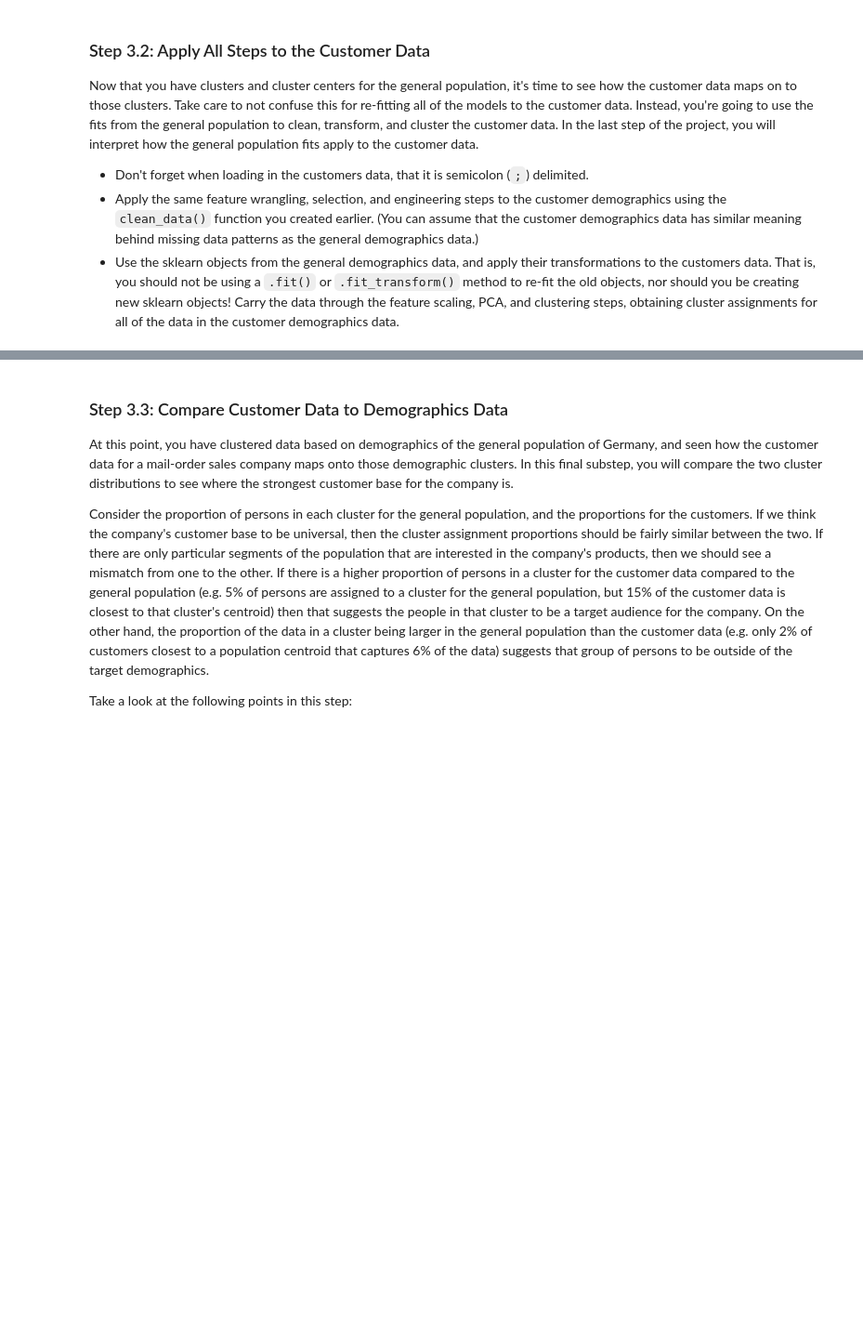
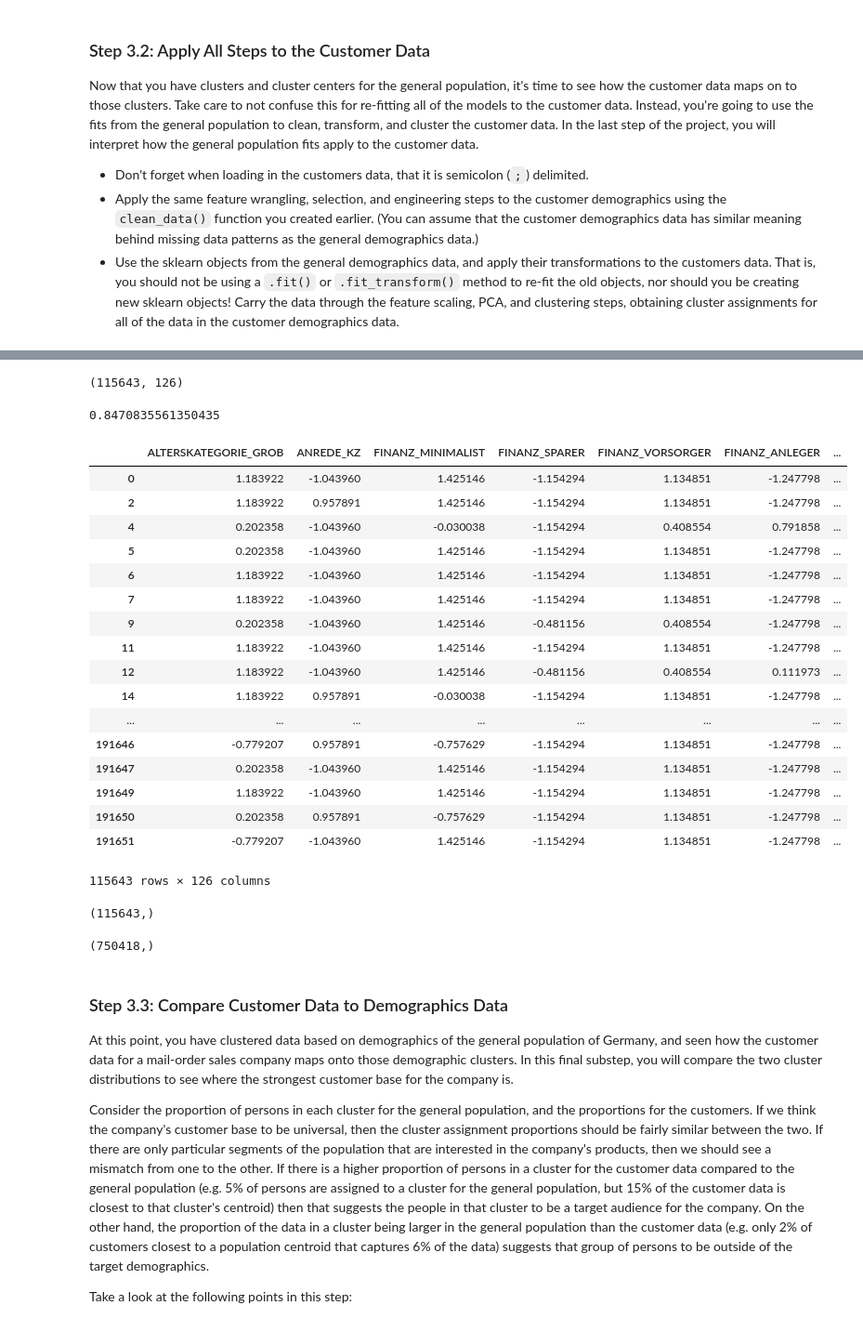
Before and after one commit to jfarrell8/Intro-to-ML-Udacity-NanoDegree-Program, a Jupyter notebook: Identify Customer Segments Project/Identify_Customer_Segments.ipynb, the cells around one changed output, grey strips where cells are left out. Shown: that part at 93% size. Drawn from its saved outputs; the diff is of its cells as text; code cells hidden in the pictures; blank space fills up the shorter version.

```diff
--- a/Identify Customer Segments Project/Identify_Customer_Segments.ipynb
+++ b/Identify Customer Segments Project/Identify_Customer_Segments.ipynb
@@ -784,6 +798,24 @@ def clean_data(df):
     # replace unknown/missing values in df with NaN
 
     feat_info = pd.read_csv('AZDIAS_Feature_Summary.csv', delimiter=';')
+
+    NA_list = []
+    # create empty column in feat_info to put list of NA_values
+    feat_info['NA_Values'] = ''
+
+    # translate string of values in feat_info['missing_or_unknown']
+    # into usable list of values
+    for i in range(feat_info.shape[0]):
+        x = feat_info['missing_or_unknown'][i]
+        x = x[1:-1].split(',')
+        for item in x:
+            try:
+                x = int(item)
+            except:
+                x = item
+            NA_list.append(x)
+        feat_info['NA_Values'][i] = NA_list
+        NA_list = []
 
     for index, row in feat_info.iterrows():
         attribute = feat_info.loc[index, 'attribute']
@@ -834,12 +866,8 @@ def clean_data(df):
         df_under10 = df_under10.join(dums)
 
     # map 'PRAEGENDE_JUGENDJAHRE' to two columns
-    praeg_dec_dict = {'11': 1, '12': 1, '13': 1, '14': 1, '15': 1, '21': 2, '22': 2, '23': 2,
-                      '24': 2, '25': 2, '31': 3, '32': 3, '33': 3, '34': 3, '35': 3, '41': 4,
-                      '42': 4, '43': 4, '44': 4, '45': 4, '51': 5, '52': 5, '53': 5, '54': 5, '55': 5}
-    praeg_move_dict = {'11': 1, '12': 2, '13': 3, '14': 4, '15': 5, '21': 1, '22': 2, '23': 3,
-                       '24': 4, '25': 5, '31': 1, '32': 2, '33': 3, '34': 4, '35': 5, '41': 1,
-                       '42': 2, '43': 3, '44': 4, '45': 5, '51': 1, '52': 2, '53': 3, '54': 4, '55': 5}
+    praeg_dec_dict = {1: 40, 2: 40, 3: 50, 4: 50, 5: 60, 6: 60, 7: 60, 8: 70, 9: 70, 10: 80, 11: 80, 12: 80, 13: 80, 14: 90, 15: 90}
+    praeg_move_dict = {1: 0, 2: 1, 3: 0, 4: 1, 5: 0, 6: 1, 7: 1, 8: 0, 9: 1, 10: 0, 11: 1, 12: 0, 13: 1, 14: 0, 15: 1}
 
     df_under10['PRAEG_DECADE'] = df_under10['PRAEGENDE_JUGENDJAHRE'].map(praeg_dec_dict)
     df_under10['PRAEG_MOVEMENT'] = df_under10['PRAEGENDE_JUGENDJAHRE'].map(praeg_move_dict)
@@ -848,6 +876,13 @@ def clean_data(df):
     df_under10.drop('PRAEGENDE_JUGENDJAHRE', axis=1, inplace=True)
 
     # map 'CAMEO_INTL_2015' to two columns
+    cameo_wealth_dict = {'11': 1, '12': 1, '13': 1, '14': 1, '15': 1, '21': 2, '22': 2, '23': 2,
+                      '24': 2, '25': 2, '31': 3, '32': 3, '33': 3, '34': 3, '35': 3, '41': 4,
+                      '42': 4, '43': 4, '44': 4, '45': 4, '51': 5, '52': 5, '53': 5, '54': 5, '55': 5}
+    cameo_life_stage_dict = {'11': 1, '12': 2, '13': 3, '14': 4, '15': 5, '21': 1, '22': 2, '23': 3,
+                       '24': 4, '25': 5, '31': 1, '32': 2, '33': 3, '34': 4, '35': 5, '41': 1,
+                       '42': 2, '43': 3, '44': 4, '45': 5, '51': 1, '52': 2, '53': 3, '54': 4, '55': 5}
+
     df_under10['CAMEO_WEALTH'] = df_under10['CAMEO_INTL_2015'].map(cameo_wealth_dict)
     df_under10['CAMEO_LIFE_STAGE'] = df_under10['CAMEO_INTL_2015'].map(cameo_life_stage_dict)
 
@@ -1201,8 +1221,9 @@ Now that you have clusters and cluster centers for the general population, it's
 - Use the sklearn objects from the general demographics data, and apply their transformations to the customers data. That is, you should not be using a `.fit()` or `.fit_transform()` method to re-fit the old objects, nor should you be creating new sklearn objects! Carry the data through the feature scaling, PCA, and clustering steps, obtaining cluster assignments for all of the data in the customer demographics data.
 # %%
 # Load in the customer demographics data.
-customers =
+customers = pd.read_csv('Udacity_CUSTOMERS_Subset.csv', delimiter=';')
 # %%
 # Apply preprocessing, feature transformation, and clustering from the general
 # demographics onto the customer data, obtaining cluster predictions for the
 # customer demographics data.
+customers_cleaned = clean_data(customers)
@@ -1208,0 +1274,33 @@ customers =
+# %%
+customers_cleaned.shape
+# %% [output]
+(115643, 126)
+# %%
+# kept 85% of data by dropping NaN-containing rows. That's fine.
+115643/136519
+# %% [output]
+0.8470835561350435
+# %%
+# Apply feature scaling to the customers demographics data.
+cust_scaled_arr = scaler.transform(customers_cleaned)
+scaled_cust_df = pd.DataFrame(cust_scaled_arr, columns=customers_cleaned.columns, index=customers_cleaned.index)
+scaled_cust_df
+# %% [output]
+|  | ALTERSKATEGORIE_GROB | ANREDE_KZ | FINANZ_MINIMALIST | FINANZ_SPARER | FINANZ_VORSORGER | FINANZ_ANLEGER | ... |
+| 0 | 1.183922 | -1.043960 | 1.425146 | -1.154294 | 1.134851 | -1.247798 | ... |
+| 2 | 1.183922 | 0.957891 | 1.425146 | -1.154294 | 1.134851 | -1.247798 | ... |
+| 4 | 0.202358 | -1.043960 | -0.030038 | -1.154294 | 0.408554 | 0.791858 | ... |
+| 5 | 0.202358 | -1.043960 | 1.425146 | -1.154294 | 1.134851 | -1.247798 | ... |
+| 6 | 1.183922 | -1.043960 | 1.425146 | -1.154294 | 1.134851 | -1.247798 | ... |
+| 7 | 1.183922 | -1.043960 | 1.425146 | -1.154294 | 1.134851 | -1.247798 | ... |
+| 9 | 0.202358 | -1.043960 | 1.425146 | -0.481156 | 0.408554 | -1.247798 | ... |
+| 11 | 1.183922 | -1.043960 | 1.425146 | -1.154294 | 1.134851 | -1.247798 | ... |
+| 12 | 1.183922 | -1.043960 | 1.425146 | -0.481156 | 0.408554 | 0.111973 | ... |
+| 14 | 1.183922 | 0.957891 | -0.030038 | -1.154294 | 1.134851 | -1.247798 | ... |
+| ... | ... | ... | ... | ... | ... | ... | ... |
+| 191646 | -0.779207 | 0.957891 | -0.757629 | -1.154294 | 1.134851 | -1.247798 | ... |
+| 191647 | 0.202358 | -1.043960 | 1.425146 | -1.154294 | 1.134851 | -1.247798 | ... |
+| 191649 | 1.183922 | -1.043960 | 1.425146 | -1.154294 | 1.134851 | -1.247798 | ... |
+| 191650 | 0.202358 | 0.957891 | -0.757629 | -1.154294 | 1.134851 | -1.247798 | ... |
+| 191651 | -0.779207 | -1.043960 | 1.425146 | -1.154294 | 1.134851 | -1.247798 | ... |
+115643 rows × 126 columns
@@ -1209,3 +1311,11 @@ customers =
+# %%
+cust_labels.shape
+# %% [output]
+(115643,)
+# %%
+labels.shape
+# %% [output]
+(750418,)
 # %% [markdown]
 ### Step 3.3: Compare Customer Data to Demographics Data
 
```
Also changed, not shown: parts of 57 cells of this notebook, 1 other file.
